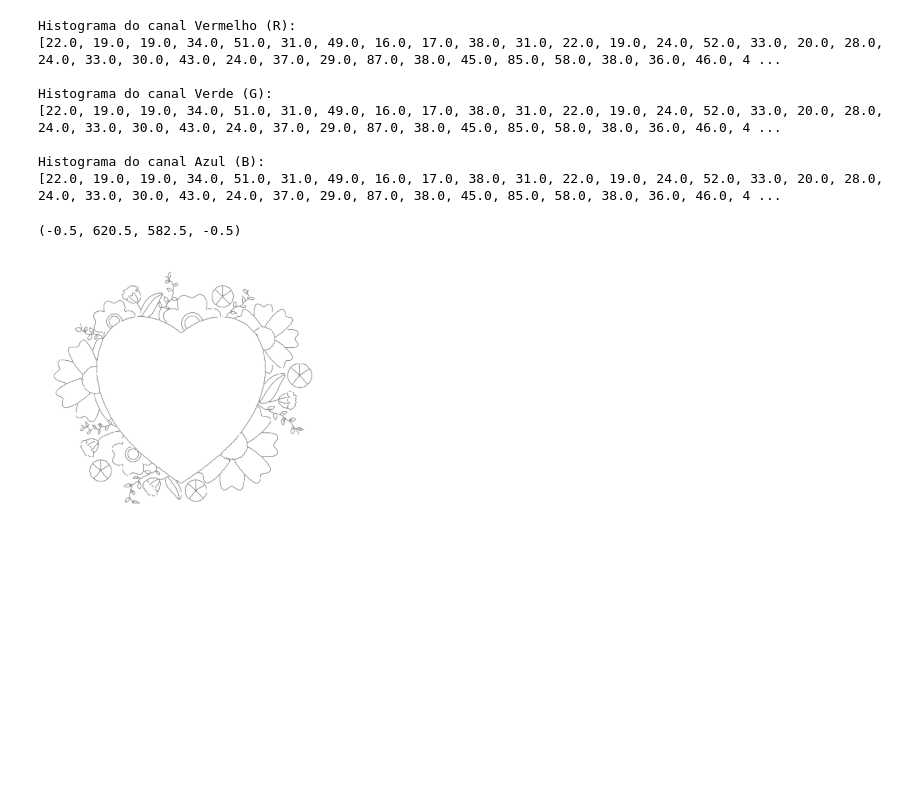
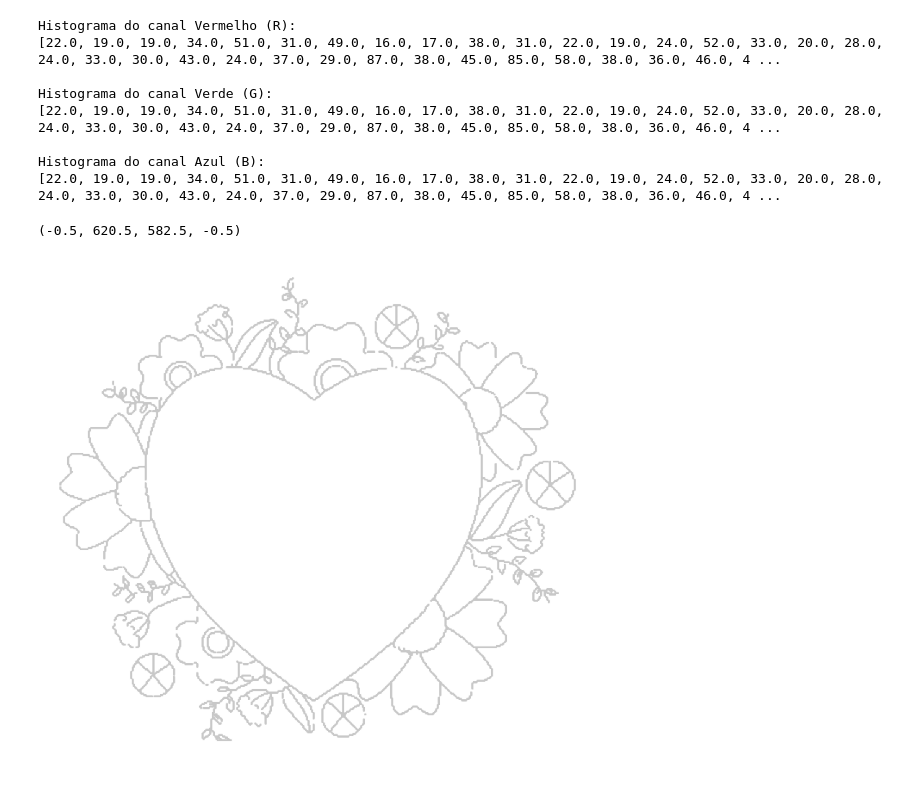
Before and after one commit to JFRNogueira/socratesnews-engine, a Jupyter notebook: peb.ipynb, the cells around one changed output. Drawn from its saved outputs; the diff is of its cells as text; code cells hidden in the pictures; blank space fills up the shorter version.

```diff
--- a/peb.ipynb
+++ b/peb.ipynb
@@ -104,26 +104,26 @@ Histograma do canal Azul (B):
 # %%
 # ------------------------------
 # Etapa 5: Tornar o Branco Transparente e pixels abaixo de RGB(200,200,200) em Preto
 # ------------------------------
 # Como a imagem redimensionada está em escala de cinza (apenas um canal), convertemos para RGB
 imagem_rgb = cv2.cvtColor(imagem_redimensionada, cv2.COLOR_GRAY2RGB)
 # Converte para imagem com canal alfa (RGBA)
 imagem_rgba = cv2.cvtColor(imagem_redimensionada, cv2.COLOR_GRAY2RGBA)
 
 # Cria uma máscara para os pixels que são totalmente brancos (255, 255, 255)
 mask_white = (imagem_rgb[:, :, 0] == 255) & (imagem_rgb[:, :, 1] == 255) & (imagem_rgb[:, :, 2] == 255)
 # Cria uma máscara para os pixels que estão abaixo de RGB(200,200,200)
 mask_below = (imagem_rgb[:, :, 0] < 200) & (imagem_rgb[:, :, 1] < 200) & (imagem_rgb[:, :, 2] < 200)
 
 # Para os pixels brancos, define o canal alfa como 0 (transparente)
 imagem_rgba[mask_white, 3] = 0
 # Para os pixels abaixo de (200,200,200), força os canais de cor para 0 (preto)
-imagem_rgba[mask_below, :3] = 0
+imagem_rgba[mask_below, :3] = 200
 
-plt.figure(figsize=(20, 20))
+plt.figure(figsize=(40, 40))
 plt.subplot(1, 5, 4)
 plt.imshow(imagem_rgba)
 plt.axis('off')
 # %% [output]
 (-0.5, 620.5, 582.5, -0.5)
-[figure, old version]
+[figure, new version]
```
Also changed, not shown: 7 other files.
